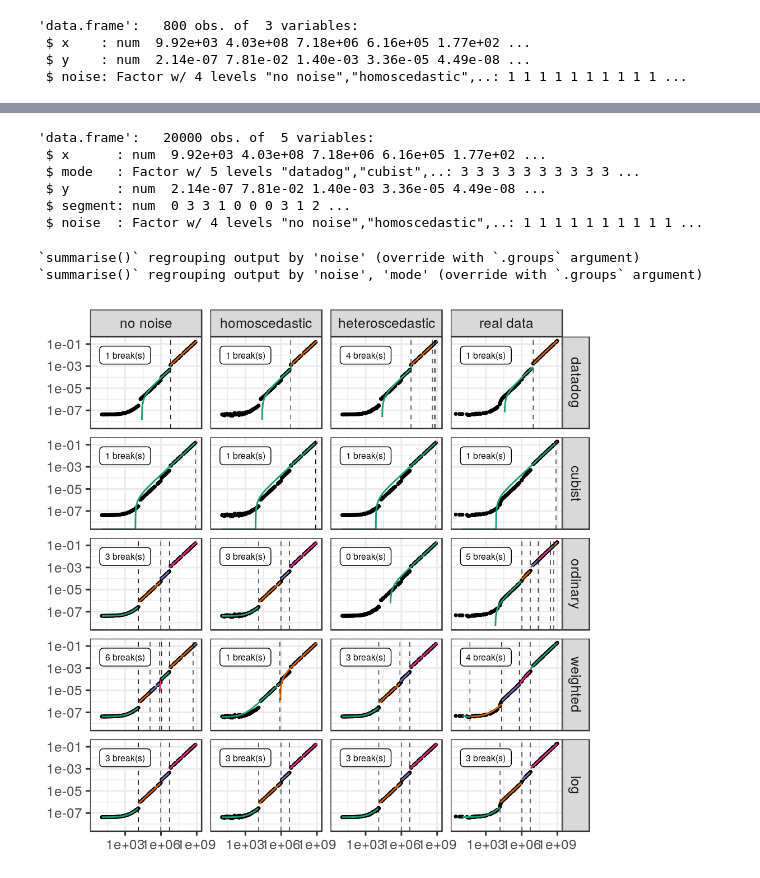
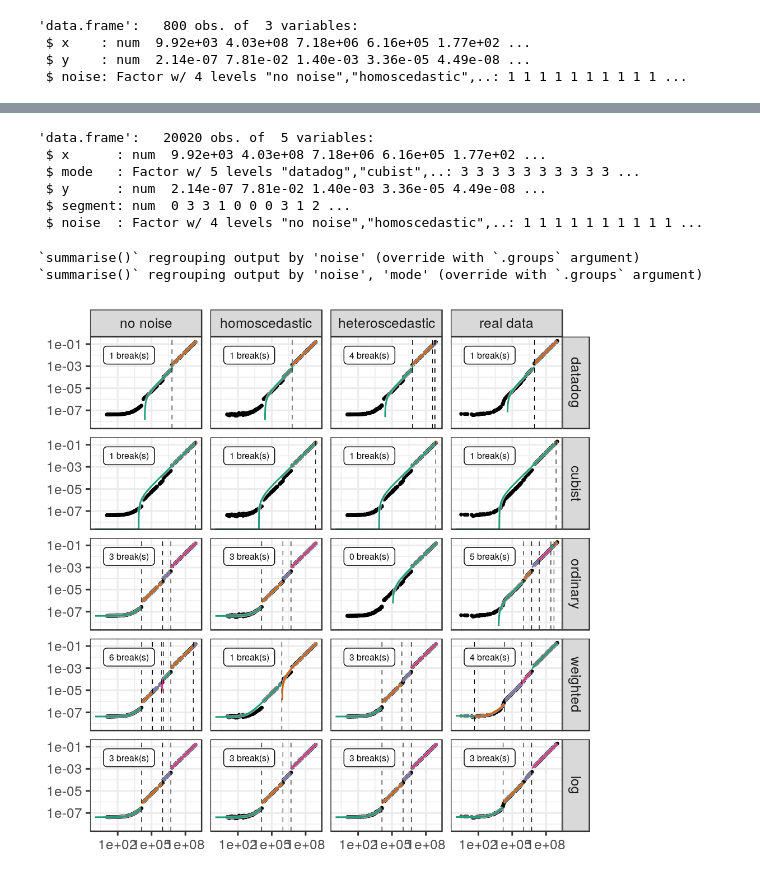
Before and after one commit to Ezibenroc/thesis, a Jupyter notebook: figures_ipynb/pycewise.ipynb, the cells around one changed output, grey strips where cells are left out. Saved outputs shown, nothing was run; the diff lists cells and outputs as text; code cells hidden in the pictures.

Commit message:
Outline the regression lines in pycewise

```diff
--- a/figures_ipynb/pycewise.ipynb
+++ b/figures_ipynb/pycewise.ipynb
@@ -57,7 +57,7 @@ reg.plot_dataset(log=True)
 # %%
 def compute_df_pred(df_data, mode):
     numpy.random.seed(42)
-    df = pandas.DataFrame({'x':10**numpy.random.uniform(1, 9, 1000), 'mode':mode})
+    df = pandas.DataFrame({'x':numpy.append(10**numpy.random.uniform(1, 9, 1000), 1), 'mode':mode})
     if mode == 'datadog':
         reg = piecewise(df_data['x'], df_data['y'])
         df['y'] = df.apply(lambda row: reg.predict(row['x']), axis=1)
@@ -234,7 +234,7 @@ predictions = predictions %>%
     mutate(noise=factor(noise, levels=c("no noise", "homoscedastic", "heteroscedastic", "real data")))
 str(predictions)
 # %% [output]
-'data.frame':   20000 obs. of  5 variables:
+'data.frame':   20020 obs. of  5 variables:
  $ x      : num  9.92e+03 4.03e+08 7.18e+06 6.16e+05 1.77e+02 ...
  $ mode   : Factor w/ 5 levels "datadog","cubist",..: 3 3 3 3 3 3 3 3 3 3 ...
  $ y      : num  2.14e-07 7.81e-02 1.40e-03 3.36e-05 4.49e-08 ...
@@ -245,32 +245,33 @@ str(predictions)
 
 nb_breaks = predictions %>%
     group_by(noise, mode) %>%
     summarise(nb=paste(max(segment), "break(s)")) %>%
     mutate(x=1e3, y=1e-2) %>%
     ungroup()
 
 breaks = predictions %>%
     group_by(noise, mode, segment) %>%
     summarise(breaks=max(x)) %>%
     group_by(noise, mode) %>%
     filter(breaks < max(breaks))
 
 plot = ggplot() +
     aes(x=x, y=y) +
     geom_point(data=data, size=0.5) +
-    geom_line(data=predictions %>% arrange(x), aes(group=segment, color=factor(segment %% 4))) +
+    geom_line(data=predictions %>% arrange(x), aes(group=segment), alpha=0.6, color='white', size=1) +
+    geom_line(data=predictions %>% arrange(x), aes(group=segment, color=factor(segment %% 4)), size=0.5) +
     geom_vline(data=breaks, aes(xintercept=breaks), linetype="dashed", size=0.2) +
     geom_label(data=nb_breaks, aes(label=nb), color="black", size=2) +
     facet_grid(mode~noise) +
     scale_x_log10() +
     scale_y_log10() +
     theme_bw() +
     scale_color_brewer(palette="Dark2") +
     theme(legend.position='none') +
     theme(axis.title.x=element_blank(), axis.title.y=element_blank())
 ggsave(filename='../img/prediction/modeling/network/pycewise.pdf', plot=plot, width=7, height=5)
 plot
 # %% [output]
 `summarise()` regrouping output by 'noise' (override with `.groups` argument)
 `summarise()` regrouping output by 'noise', 'mode' (override with `.groups` argument)
-[figure, old version]
+[figure, new version]
```
Also changed, not shown: parts of 8 cells of this notebook, 1 other file.
